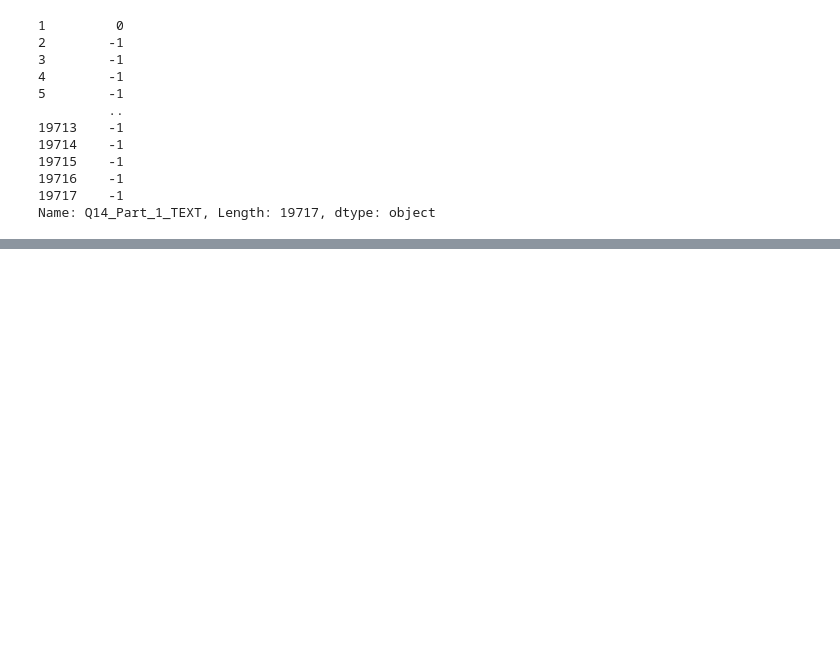
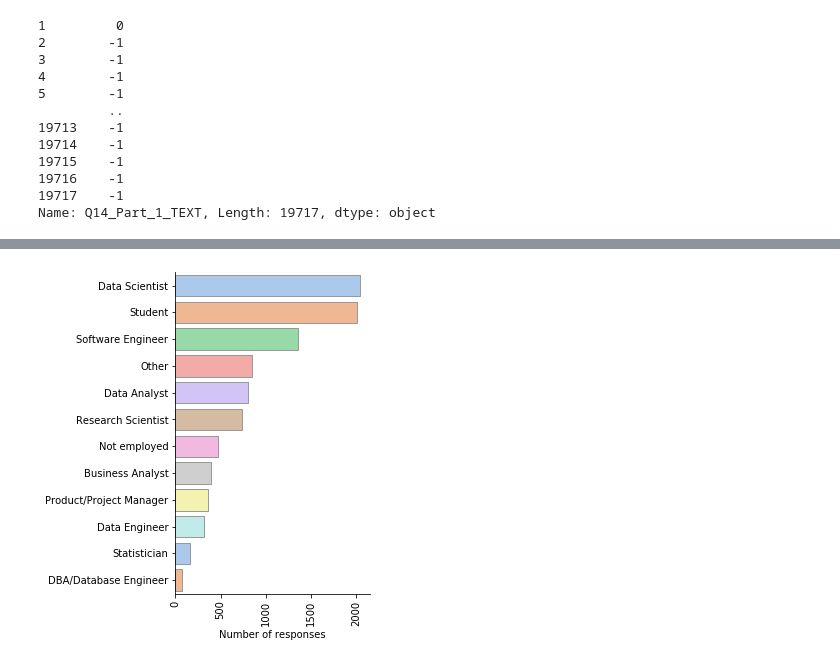
Before and after one commit to piszewc/python-deep-learning-data-science, a Jupyter notebook: Kaggle/Kaggle Survey.ipynb, the cells around one changed output, grey strips where cells are left out. Cells and saved outputs as stored; diff of their text form; code cells hidden in the pictures; blank space fills up the shorter version.

```diff
--- a/Kaggle/Kaggle Survey.ipynb
+++ b/Kaggle/Kaggle Survey.ipynb
@@ -279,0 +288,8 @@ Name: Q14_Part_1_TEXT, Length: 19717, dtype: object
+# %%
+ax = sns.catplot(y="Q5", kind="count",
+            palette="pastel", edgecolor=".6", data=data, order=data.Q5.value_counts().index);
+ax.set(xlabel='Number of responses', ylabel="")
+ax.set_xticklabels(rotation=90)
+plt.show()
+# %% [output]
+[figure, added]
```
Also changed, not shown: parts of 3 cells of this notebook.
